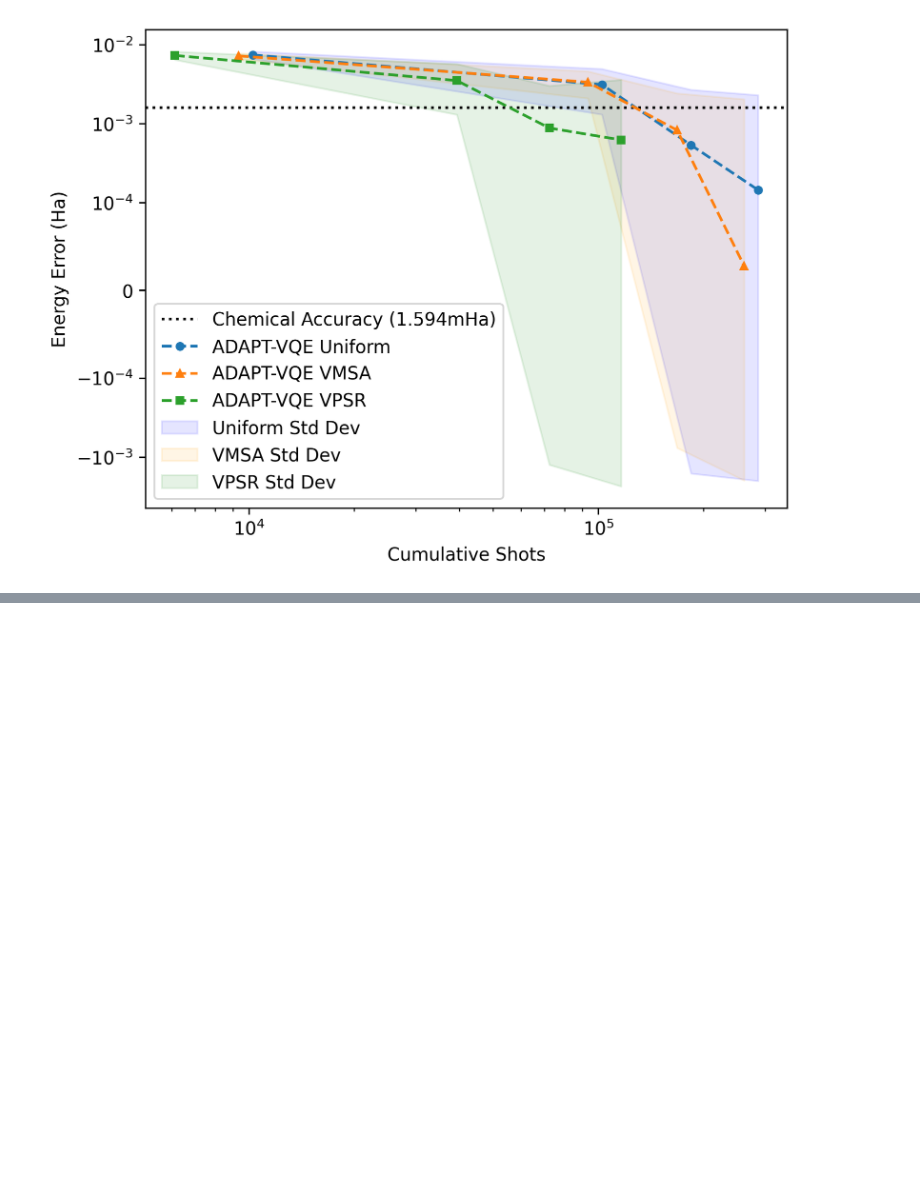
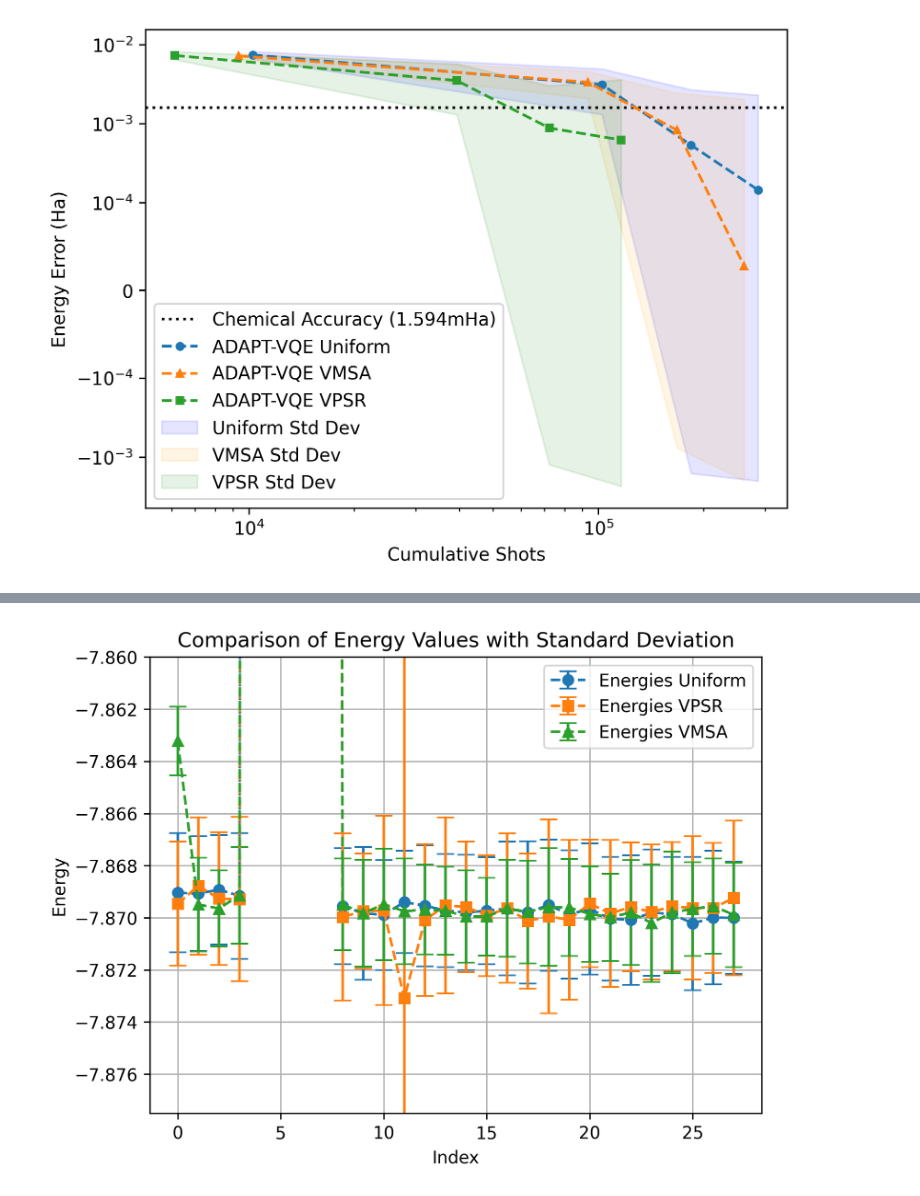
Before and after one commit to azhar-ikhtiarudin/ShotOptimization-ADAPT-VQE, a Jupyter notebook: visualization/results_lih.ipynb, the cells around one changed output, grey strips where cells are left out. Saved outputs shown, nothing was run; the diff lists cells and outputs as text; code cells hidden in the pictures; blank space fills up the shorter version.

```diff
--- a/visualization/results_lih.ipynb
+++ b/visualization/results_lih.ipynb
@@ -286,0 +379,36 @@ plotErrorToCumulativeShots(data_LiH)
+# %%
+import matplotlib.pyplot as plt
+
+# Extract energy values and standard deviations
+energies_uniform = data_LiH['data_list'][-1]['energies_uniform']
+std_uniform = data_LiH['data_list'][-1]['std_uniform']
+
+energies_vpsr = data_LiH['data_list'][-1]['energies_vpsr']
+std_vpsr = data_LiH['data_list'][-1]['std_vpsr']
+
+energies_vmsa = data_LiH['data_list'][-1]['energies_vmsa']
+std_vmsa = data_LiH['data_list'][-1]['std_vmsa']
+
+# Generate indices for x-axis
+indices = range(len(energies_uniform))
+
+a=2
+b=4
+
+# Plot the energy values with standard deviation as error bars
+plt.errorbar(indices, energies_uniform, yerr=std_uniform, fmt='o', capsize=5, label='Energies Uniform', linestyle='--')
+plt.errorbar(indices, energies_vpsr, yerr=std_vpsr, fmt='s', capsize=5, label='Energies VPSR', linestyle='--')
+plt.errorbar(indices, energies_vmsa, yerr=std_vmsa, fmt='^', capsize=5, label='Energies VMSA', linestyle='--')
+
+# Formatting the plot
+plt.xlabel("Index")
+plt.ylabel("Energy")
+plt.title("Comparison of Energy Values with Standard Deviation")
+plt.legend()
+plt.grid(True)
+plt.ylim(-7.8775, -7.86)
+# plt.xlim(-12,25)
+# Show the plot
+plt.show()
+# %% [output]
+[figure, added]
```
Also changed, not shown: parts of 9 cells of this notebook.
